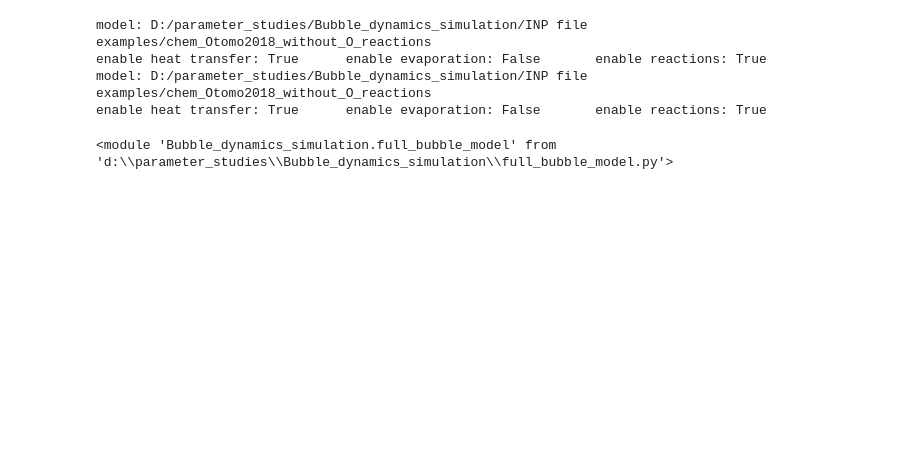
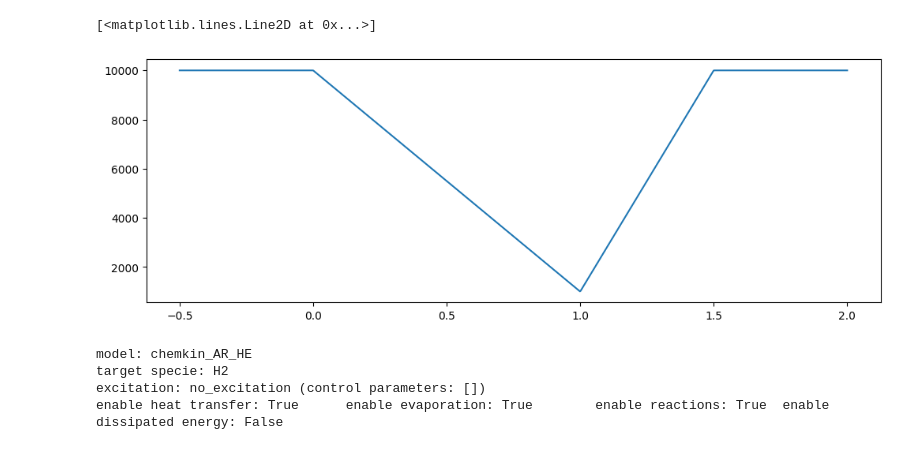
Before and after one commit to hihihi2001/parameter_studies, a Jupyter notebook: test.ipynb, the cells around one changed output. Saved outputs shown, nothing was run; the diff lists cells and outputs as text; code cells hidden in the pictures; blank space fills up the shorter version.

```diff
--- a/test.ipynb
+++ b/test.ipynb
@@ -36,13 +36,54 @@ chem_Otomo2018_without_O_reactions
+# %%
+from matplotlib import pyplot as plt
+import numpy as np
+from numba import njit   # Just In Time compiler
+from numba.types import float64   # JIT types
+
+@njit(float64(float64, float64, float64[:]))
+def Excitation(t, P_amb, args):
+    decay_time, increase_time, min_pressure, radius = args
+    if t < 0.0:
+        p_Inf = P_amb
+    elif t > decay_time+increase_time:
+        p_Inf = P_amb
+    elif t < decay_time:
+        p_Inf = P_amb - (P_amb-min_pressure) / decay_time * t
+    else:
+        p_Inf = min_pressure + (P_amb-min_pressure) / (increase_time) * (t-decay_time)
+    return p_Inf#np.array([p_Inf, p_Inf_dot], dtype=np.float64)
+
+def circle(t, args):
+    radius, center_x, center_y = args
+    return np.sqrt(radius**2 - (t-center_x)**2) + center_y
+
+t = np.linspace(-0.5, 2.0, 1000)
+args = np.array([1.0, 0.5, 1000, 0.1], dtype=np.float64); P_amb = 10000
+p = [Excitation(time, P_amb, args) for time in t]
+fig = plt.figure(figsize=(12, 4))
+ax = fig.add_subplot(axisbelow=True)
+ax.plot(t, p)
+# %% [output]
+[<matplotlib.lines.Line2D at 0x...>]
+[figure, added]
 # %%
 """Import simulation"""
 
 import numpy as np
 import importlib
-import Bubble_dynamics_simulation.full_bubble_model as de
-importlib.reload(de)
+import matplotlib.pyplot as plt
+from termcolor import colored
+
+already_imported = 'de' in globals()
+try:
+    import full_bubble_model as de
+except:
+    try:
+        import Bubble_dynamics_simulation.full_bubble_model as de
+    except:
+        print(colored(f'Error, \'full_bubble_model.py\' not found', 'red'))
+if already_imported: importlib.reload(de)   # reload changes you made
 # %% [output]
-model: D:/parameter_studies/Bubble_dynamics_simulation/INP file examples/chem_Otomo2018_without_O_reactions
-enable heat transfer: True      enable evaporation: False       enable reactions: True
-model: D:/parameter_studies/Bubble_dynamics_simulation/INP file examples/chem_Otomo2018_without_O_reactions
-enable heat transfer: True      enable evaporation: False       enable reactions: True
+model: chemkin_AR_HE
+target specie: H2
+excitation: no_excitation (control parameters: [])
+enable heat transfer: True      enable evaporation: True        enable reactions: True  enable dissipated energy: False
-<module 'Bubble_dynamics_simulation.full_bubble_model' from 'd:\\parameter_studies\\Bubble_dynamics_simulation\\full_bubble_model.py'>
```
Also changed, not shown: parts of 5 cells of this notebook.
